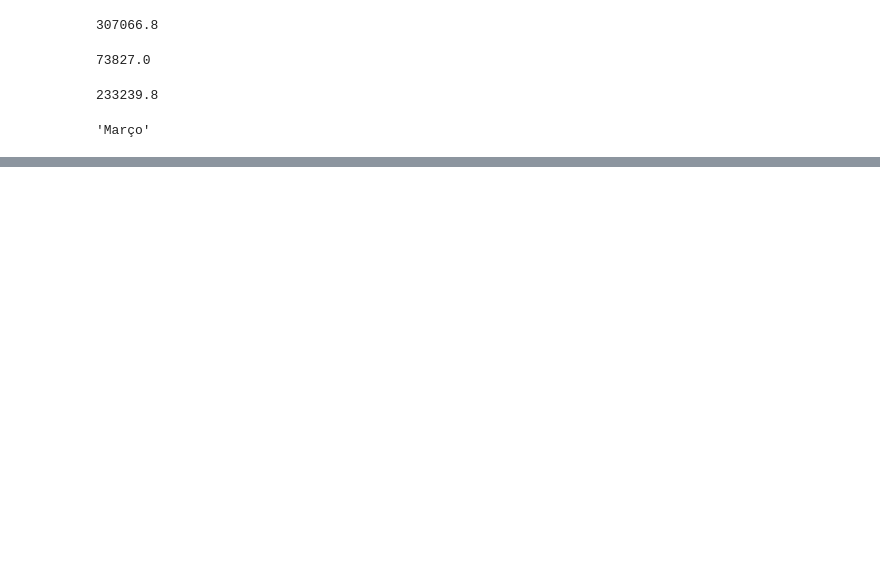
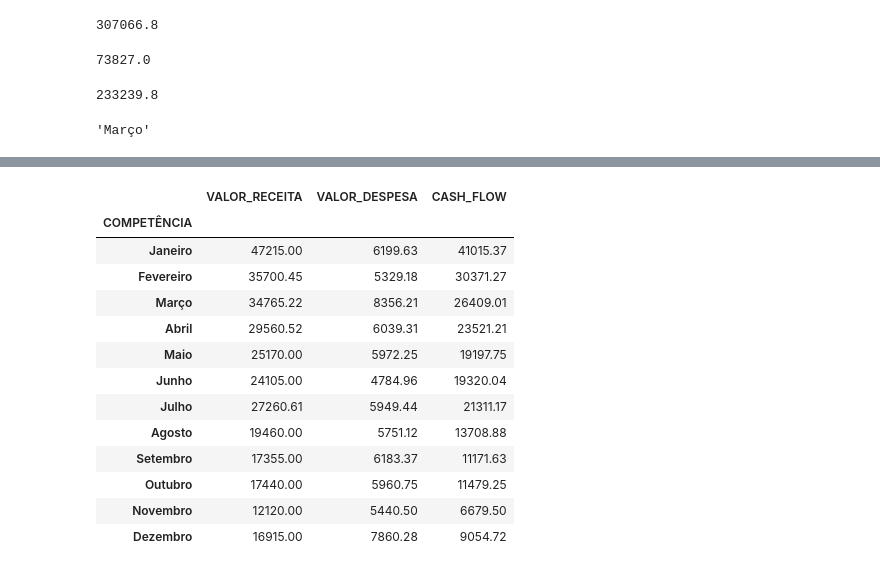
Before and after one commit to talesaraujoc/mrleague_dashboard_controle_financeiro, a Jupyter notebook: notebook.ipynb, the cells around one changed output, grey strips where cells are left out. Cells and saved outputs as stored; diff of their text form; code cells hidden in the pictures; blank space fills up the shorter version.

```diff
--- a/notebook.ipynb
+++ b/notebook.ipynb
@@ -6,3 +8,5 @@ df_despesas = pd.read_excel('data/despesas_2022.xlsx')
+# %%
+df_despesas.rename(columns={"VALOR":'VALOR_DESPESA'}, inplace=True)
 # %%
 df_receitas.info()
 # %% [output]
@@ -48,0 +61,3 @@ df_receitas['VALOR'].sum()
+# %%
+df_receitas_graph_01 = df_receitas.groupby('COMPETÊNCIA', sort=False).agg({'VALOR_RECEITA':'sum'})
+df_receitas_graph_01
@@ -48,0 +79,3 @@ df_receitas['VALOR'].sum()
+# %%
+df_despesas_graph_01 = df_despesas.groupby('COMPETÊNCIA', sort=False).agg({'VALOR_DESPESA':'sum'})
+df_despesas_graph_01
@@ -48,0 +108,4 @@ df_receitas['VALOR'].sum()
+# %%
+df_year_cashflow = pd.merge(df_receitas_graph_01, df_despesas_graph_01, how='inner',on='COMPETÊNCIA')
+
+df_year_cashflow
@@ -48,0 +127,18 @@ df_receitas['VALOR'].sum()
+# %%
+df_year_cashflow['CASH_FLOW'] = df_year_cashflow['VALOR_RECEITA']-df_year_cashflow['VALOR_DESPESA']
+df_year_cashflow
+# %% [output]
+|  | VALOR_RECEITA | VALOR_DESPESA | CASH_FLOW |
+| COMPETÊNCIA |  |  |  |
+| Janeiro | 47215.00 | 6199.63 | 41015.37 |
+| Fevereiro | 35700.45 | 5329.18 | 30371.27 |
+| Março | 34765.22 | 8356.21 | 26409.01 |
+| Abril | 29560.52 | 6039.31 | 23521.21 |
+| Maio | 25170.00 | 5972.25 | 19197.75 |
+| Junho | 24105.00 | 4784.96 | 19320.04 |
+| Julho | 27260.61 | 5949.44 | 21311.17 |
+| Agosto | 19460.00 | 5751.12 | 13708.88 |
+| Setembro | 17355.00 | 6183.37 | 11171.63 |
+| Outubro | 17440.00 | 5960.75 | 11479.25 |
+| Novembro | 12120.00 | 5440.50 | 6679.50 |
+| Dezembro | 16915.00 | 7860.28 | 9054.72 |
```
Also changed, not shown: parts of 14 cells of this notebook, 2 other files.
